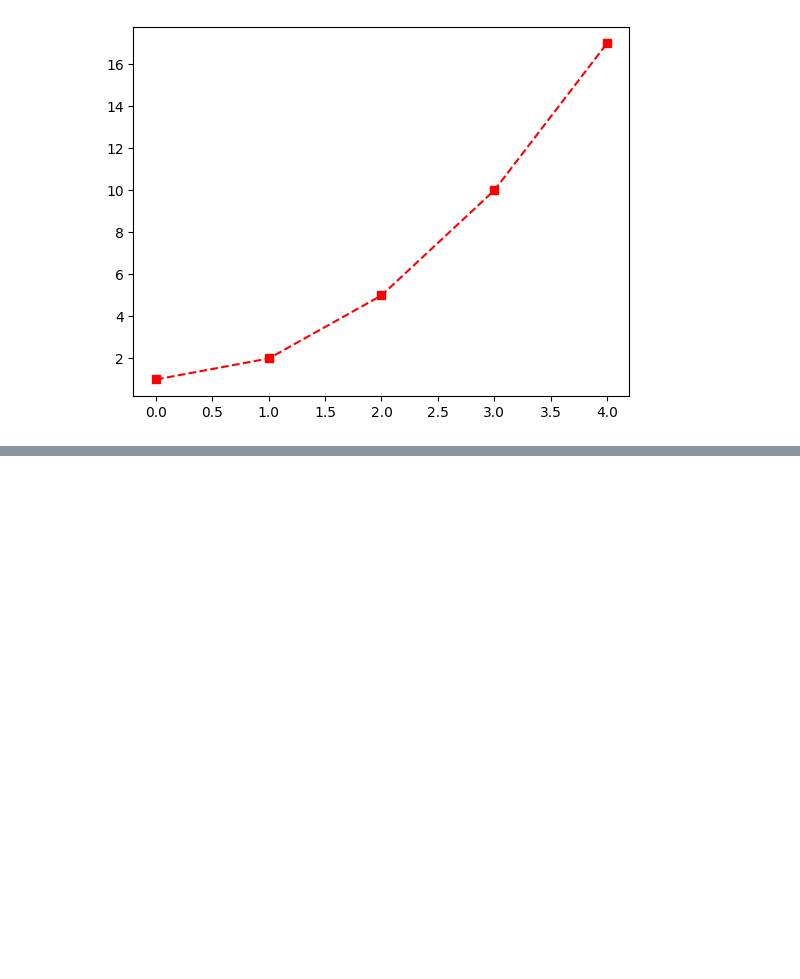
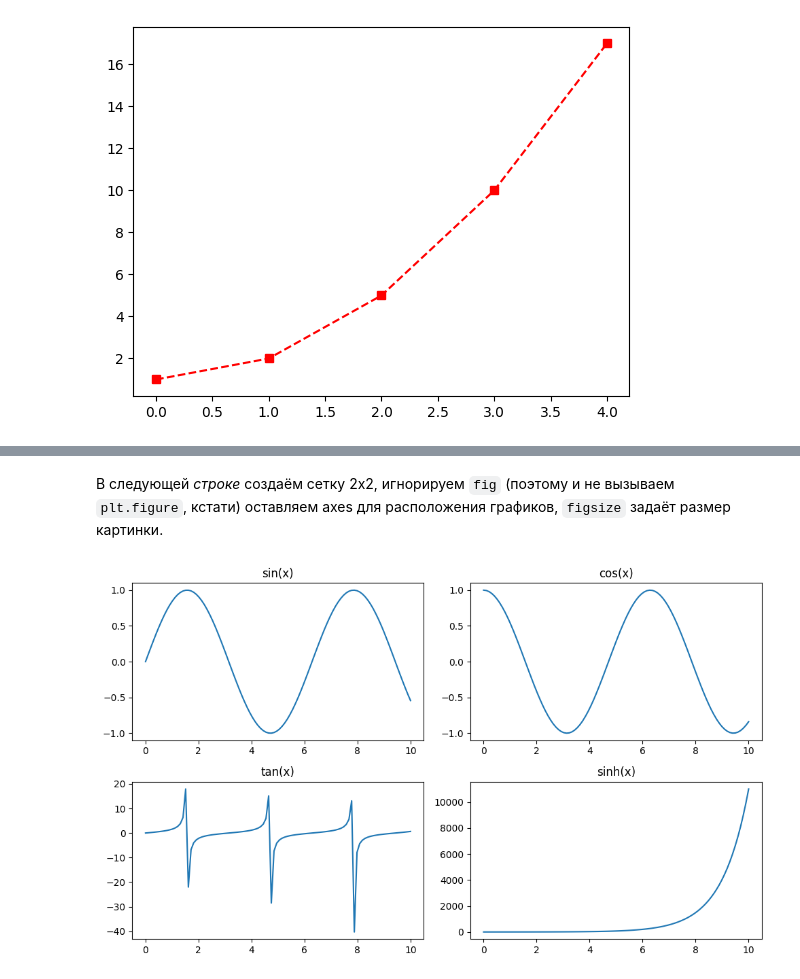
Before and after one commit to dragondangun/em_ml, a Jupyter notebook: 4. Matplotlib и Seaborn/Plots.ipynb, the cells around one changed output, grey strips where cells are left out. Saved outputs shown, nothing was run; the diff lists cells and outputs as text; code cells hidden in the pictures; blank space fills up the shorter version.

```diff
--- a/4. Matplotlib и Seaborn/Plots.ipynb
+++ b/4. Matplotlib и Seaborn/Plots.ipynb
@@ -311,0 +323,23 @@ plt.savefig(file_name)
+# %%
+x = np.linspace(0, 10, 100)
+# %% [markdown]
+В следующей *строке* создаём сетку 2x2, игнорируем `fig` (поэтому и не вызываем `plt.figure`, кстати) оставляем axes для расположения графиков, `figsize` задаёт размер картинки.
+# %%
+_, axes = plt.subplots(2, 2, figsize=(10, 6))
+
+axes[0, 0].plot(x, np.sin(x)) # 0, 0 -- верхний левый угол
+axes[0, 0].set_title("sin(x)")
+
+axes[0, 1].plot(x, np.cos(x)) # 0, 1 -- правый верхний угол
+axes[0, 1].set_title("cos(x)")
+
+axes[1, 0].plot(x, np.tan(x))
+axes[1, 0].set_title("tan(x)")
+
+axes[1, 1].plot(x, np.sinh(x))
+axes[1, 1].set_title("sinh(x)")
+
+plt.tight_layout() # регулирует отступы внутри картинки, меняет размер
+plt.show()
+# %% [output]
+[figure, added]
```
Also changed, not shown: parts of 29 cells of this notebook.
